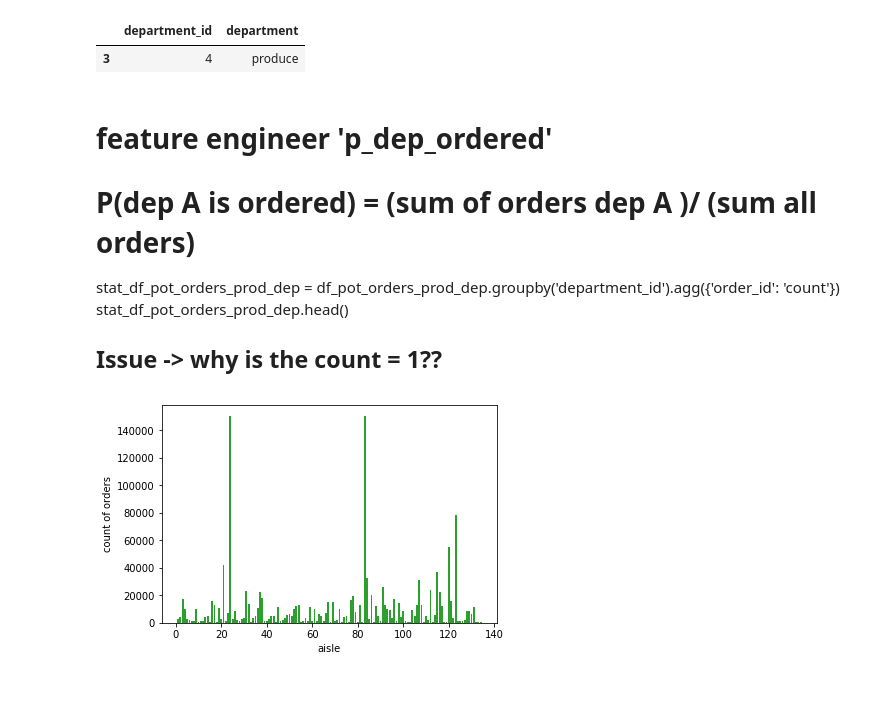
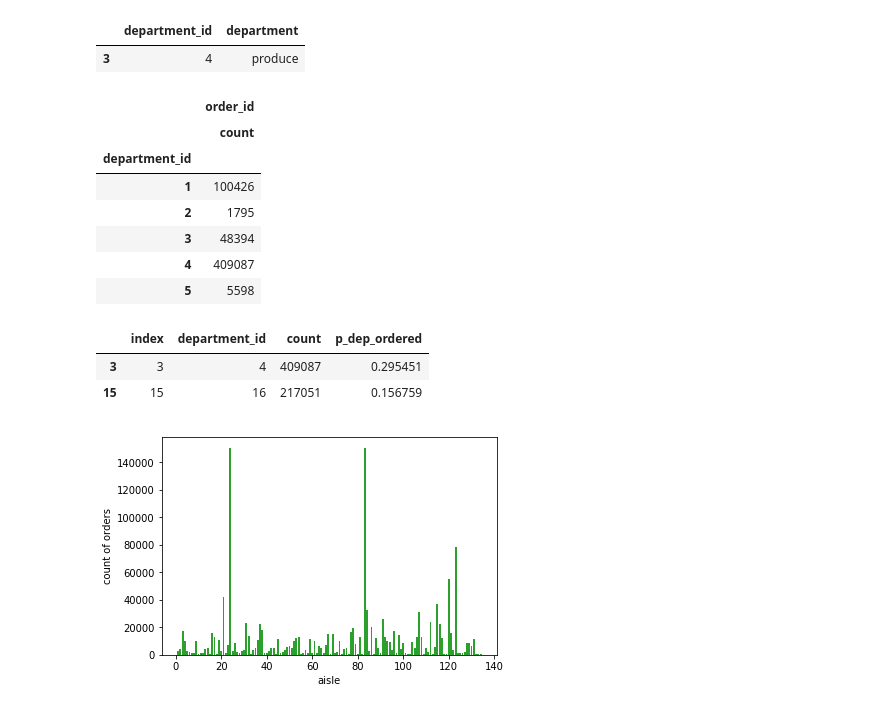
Before and after one commit to trahuyen/instacart, a Jupyter notebook: Instacart_ht.ipynb, the cells around one changed output. Cells and saved outputs as stored; diff of their text form; code cells hidden in the pictures.

```diff
--- a/Instacart_ht.ipynb
+++ b/Instacart_ht.ipynb
@@ -360,11 +360,18 @@ departments[departments['department_id']==4]
 # %% [output]
 |  | department_id | department |
 | 3 | 4 | produce |
-# %% [markdown]
-# feature engineer 'p_dep_ordered'
-# P(dep A is ordered) = (sum of orders dep A )/ (sum all orders)
-
-stat_df_pot_orders_prod_dep = df_pot_orders_prod_dep.groupby('department_id').agg({'order_id': 'count'})
-stat_df_pot_orders_prod_dep.head()
-
-## Issue -> why is the count = 1??
+# %%
+# feature engineer 'p_dep_ordered'
+# P(dep A is ordered) = (sum of orders dep A )/ (sum all orders)
+
+stat_df_pot_orders_prod_dep = df_pot_orders_prod_dep.groupby('department_id').agg({'order_id': ['count']})
+stat_df_pot_orders_prod_dep.head()
+# %% [output]
+|  | order_id |
+|  | count |
+| department_id |  |
+| 1 | 100426 |
+| 2 | 1795 |
+| 3 | 48394 |
+| 4 | 409087 |
+| 5 | 5598 |
@@ -370,0 +383,6 @@ stat_df_pot_orders_prod_dep.head()
+# %%
+stat_df_pot_orders_prod_dep.head(2)
+# %% [output]
+|  | index | department_id | count | p_dep_ordered |
+| 3 | 3 | 4 | 409087 | 0.295451 |
+| 15 | 15 | 16 | 217051 | 0.156759 |
```
Also changed, not shown: parts of 6 cells of this notebook.
